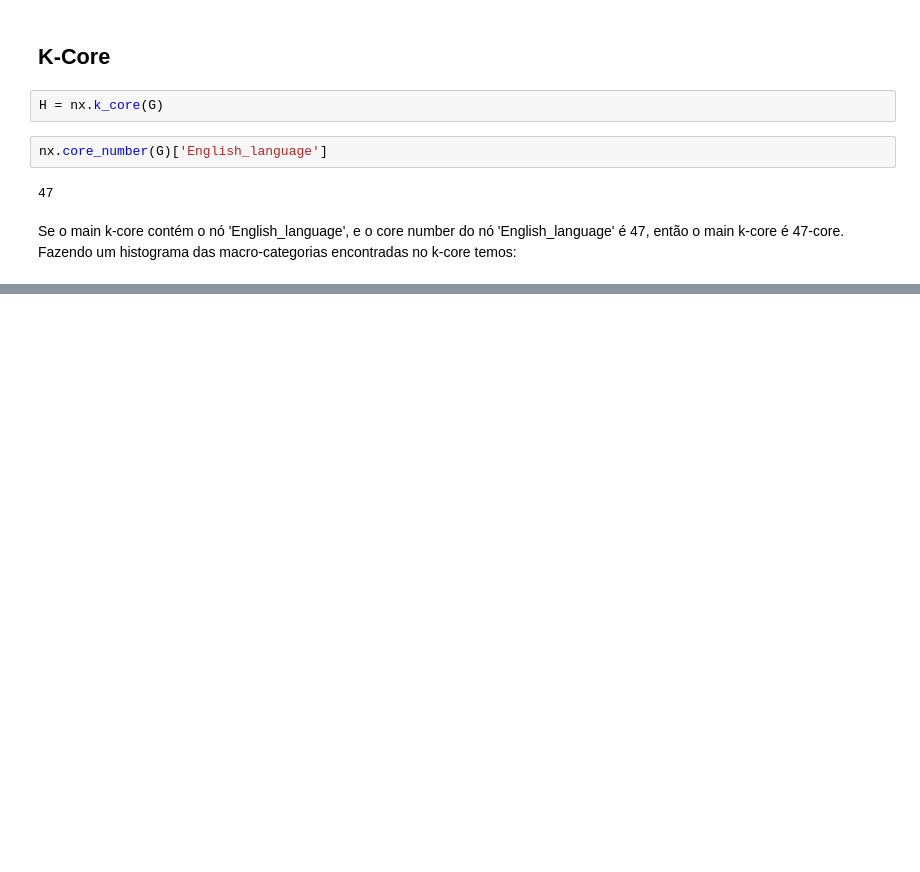
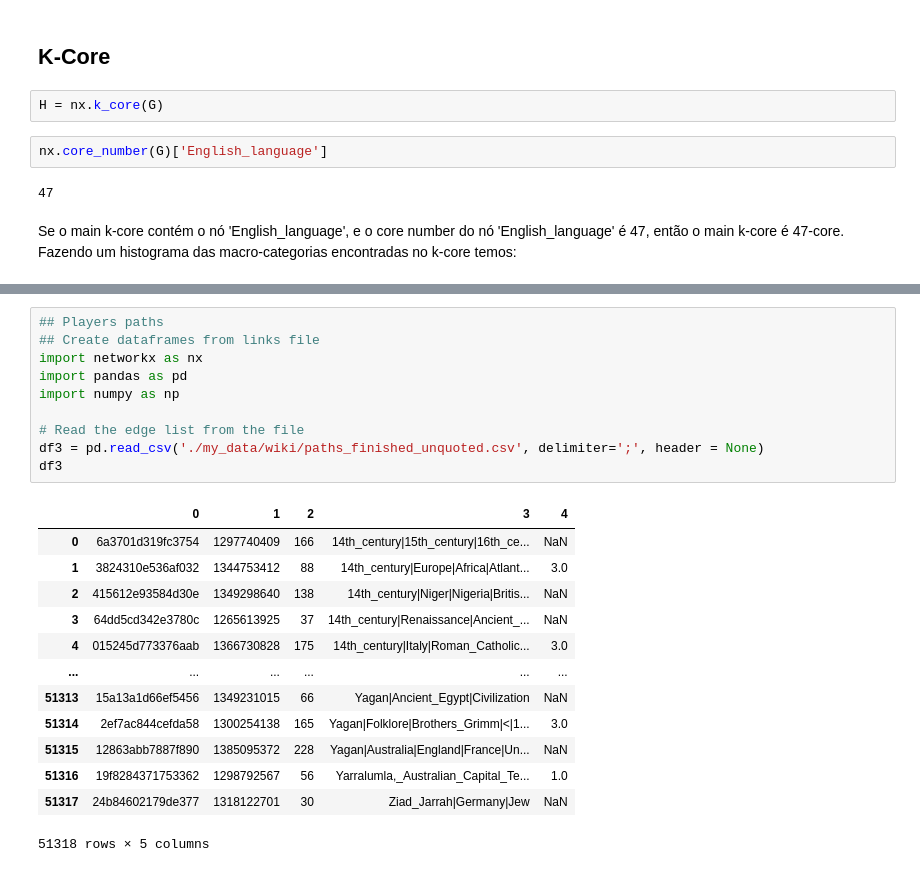
Before and after one commit to igorgonribs/curso-redes-luis, a Jupyter notebook: final_project/Final_work_test_wiki.ipynb, the cells around one changed output, grey strips where cells are left out. Drawn from its saved outputs; the diff is of its cells as text; blank space fills up the shorter version.

```diff
--- a/final_project/Final_work_test_wiki.ipynb
+++ b/final_project/Final_work_test_wiki.ipynb
@@ -370,0 +400,24 @@ histogram_attribute(H, 'macrocategory')
+# %%
+## Players paths
+## Create dataframes from links file
+import networkx as nx
+import pandas as pd
+import numpy as np
+
+# Read the edge list from the file
+df3 = pd.read_csv('./my_data/wiki/paths_finished_unquoted.csv', delimiter=';', header = None)
+df3
+# %% [output]
+|  | 0 | 1 | 2 | 3 | 4 |
+| 0 | 6a3701d319fc3754 | 1297740409 | 166 | 14th_century|15th_century|16th_ce... | NaN |
+| 1 | 3824310e536af032 | 1344753412 | 88 | 14th_century|Europe|Africa|Atlant... | 3.0 |
+| 2 | 415612e93584d30e | 1349298640 | 138 | 14th_century|Niger|Nigeria|Britis... | NaN |
+| 3 | 64dd5cd342e3780c | 1265613925 | 37 | 14th_century|Renaissance|Ancient_... | NaN |
+| 4 | 015245d773376aab | 1366730828 | 175 | 14th_century|Italy|Roman_Catholic... | 3.0 |
+| ... | ... | ... | ... | ... | ... |
+| 51313 | 15a13a1d66ef5456 | 1349231015 | 66 | Yagan|Ancient_Egypt|Civilization | NaN |
+| 51314 | 2ef7ac844cefda58 | 1300254138 | 165 | Yagan|Folklore|Brothers_Grimm|<|1... | 3.0 |
+| 51315 | 12863abb7887f890 | 1385095372 | 228 | Yagan|Australia|England|France|Un... | NaN |
+| 51316 | 19f8284371753362 | 1298792567 | 56 | Yarralumla,_Australian_Capital_Te... | 1.0 |
+| 51317 | 24b84602179de377 | 1318122701 | 30 | Ziad_Jarrah|Germany|Jew | NaN |
+51318 rows × 5 columns
```
Also changed, not shown: parts of 11 cells of this notebook, 4 other files.
